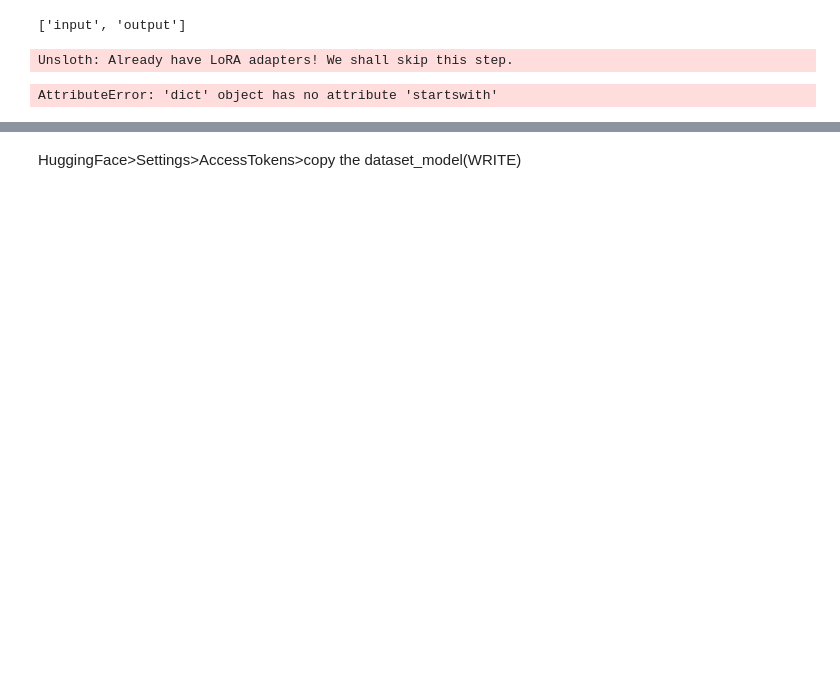
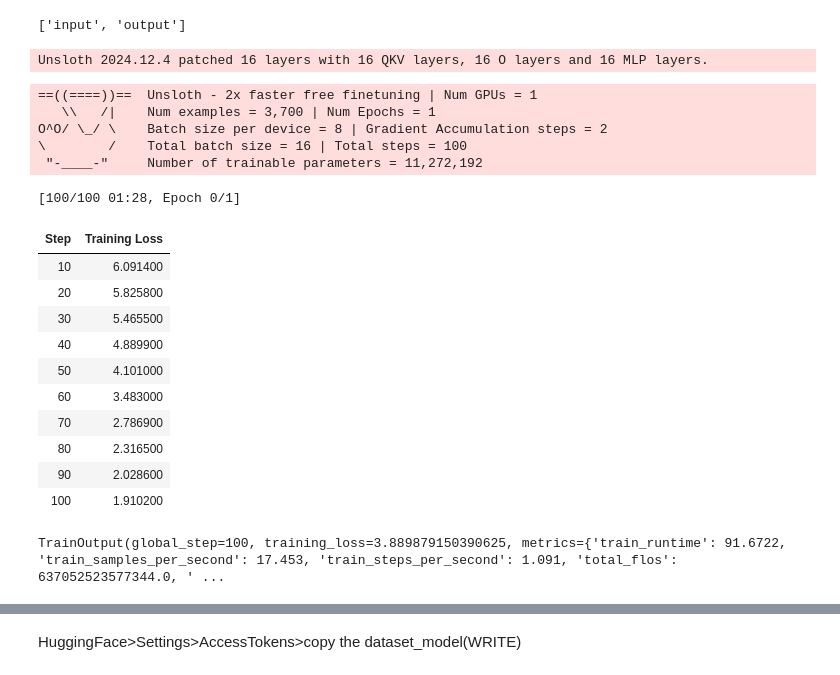
Before and after one commit to D1ANAND/dapplooker-assignment101, a Jupyter notebook: training-script/0xcryptotwitterv2.ipynb, the cells around one changed output, grey strips where cells are left out. Cells and saved outputs as stored; diff of their text form; code cells hidden in the pictures; blank space fills up the shorter version.

Commit message:
refactor: updated training script

```diff
--- a/training-script/0xcryptotwitterv1.ipynb
+++ b/training-script/0xcryptotwitterv2.ipynb
@@ -115,7 +108,7 @@ load_in_4bit = True # Use 4bit quantization to reduce memory usage. Can be False
 
 # Loading the llama3 model as the inference model
 model, tokenizer = FastLanguageModel.from_pretrained(
-    model_name = "unsloth/llama-3-8b-Instruct-bnb-4bit",
+    model_name = "unsloth/Meta-Llama-3.1-8B-Instruct-bnb-4bit",
     max_seq_length = max_seq_length,
     dtype = dtype,
     load_in_4bit = load_in_4bit,
@@ -169,25 +159,6 @@ def generate_text(text):
     inputs = tokenizer(text, return_tensors="pt").to("cuda:0")
     outputs = model.generate(**inputs, max_new_tokens=100)
     print(tokenizer.decode(outputs[0], skip_special_tokens=True))
-# %%
-# Test Pre-train:
-print("Before training\n")
-
-# Load model
-model = FastLanguageModel.for_inference()
-
-# Generate text using correct syntax
-output = model.generate_text(
-    token="BNB",
-    category="DeFi",
-    market_scenario="bullish trend",
-    metrics={"market cap": "-17.57%", "volume": "-32.14%"},
-    twitter_handle="@NFTMaster",
-    tone="direct"
-)
-
-# Print the output
-print(output)
 # %%
 # Test Pre-train:
 print("Before training\n")
@@ -225,37 +188,54 @@ model = FastLanguageModel.get_peft_model(
     bias = "none",    # Supports any, but = "none" is optimized
     use_gradient_checkpointing = True,
     random_state = 3407,
     max_seq_length = max_seq_length,
     use_rslora = False,  # Rank stabilized LoRA
     loftq_config = None, # LoftQ
 )
 # 5. using the supervised fine tuning trainer to fine tune the model
 trainer = SFTTrainer(
     model = model,
     train_dataset = dataset,
-    dataset_text_field = "text",
+    dataset_text_field = "input",
     max_seq_length = max_seq_length,
     tokenizer = tokenizer,
     args = TrainingArguments(
         per_device_train_batch_size=8,  # Increase batch size if memory permits
         gradient_accumulation_steps=2,  # Adjust based on batch size
         warmup_steps=100,               # Increased warmup steps
-        max_steps=30,                  # Increased steps
+        max_steps=100,                  # Increased steps
         fp16=not torch.cuda.is_bf16_supported(),
         bf16=torch.cuda.is_bf16_supported(),
         logging_steps=10,               # Adjusted logging frequency
         output_dir="outputs",
         optim="adamw_8bit",
         weight_decay=0.01,
         lr_scheduler_type="linear",
         seed=3407,
 
     ),
 )
 trainer.train()
 # %% [output]
-Unsloth: Already have LoRA adapters! We shall skip this step.
+Unsloth 2024.12.4 patched 16 layers with 16 QKV layers, 16 O layers and 16 MLP layers.
-AttributeError: 'dict' object has no attribute 'startswith'
+==((====))==  Unsloth - 2x faster free finetuning | Num GPUs = 1
+   \\   /|    Num examples = 3,700 | Num Epochs = 1
+O^O/ \_/ \    Batch size per device = 8 | Gradient Accumulation steps = 2
+\        /    Total batch size = 16 | Total steps = 100
+ "-____-"     Number of trainable parameters = 11,272,192
+[100/100 01:28, Epoch 0/1]
+| Step | Training Loss |
+| 10 | 6.091400 |
+| 20 | 5.825800 |
+| 30 | 5.465500 |
+| 40 | 4.889900 |
+| 50 | 4.101000 |
+| 60 | 3.483000 |
+| 70 | 2.786900 |
+| 80 | 2.316500 |
+| 90 | 2.028600 |
+| 100 | 1.910200 |
+TrainOutput(global_step=100, training_loss=3.889879150390625, metrics={'train_runtime': 91.6722, 'train_samples_per_second': 17.453, 'train_steps_per_second': 1.091, 'total_flos': 637052523577344.0, ' ...
 # %%
 # Test after training
 print("\n ######## \nAfter training\n")
```
Also changed, not shown: parts of 16 cells of this notebook.
